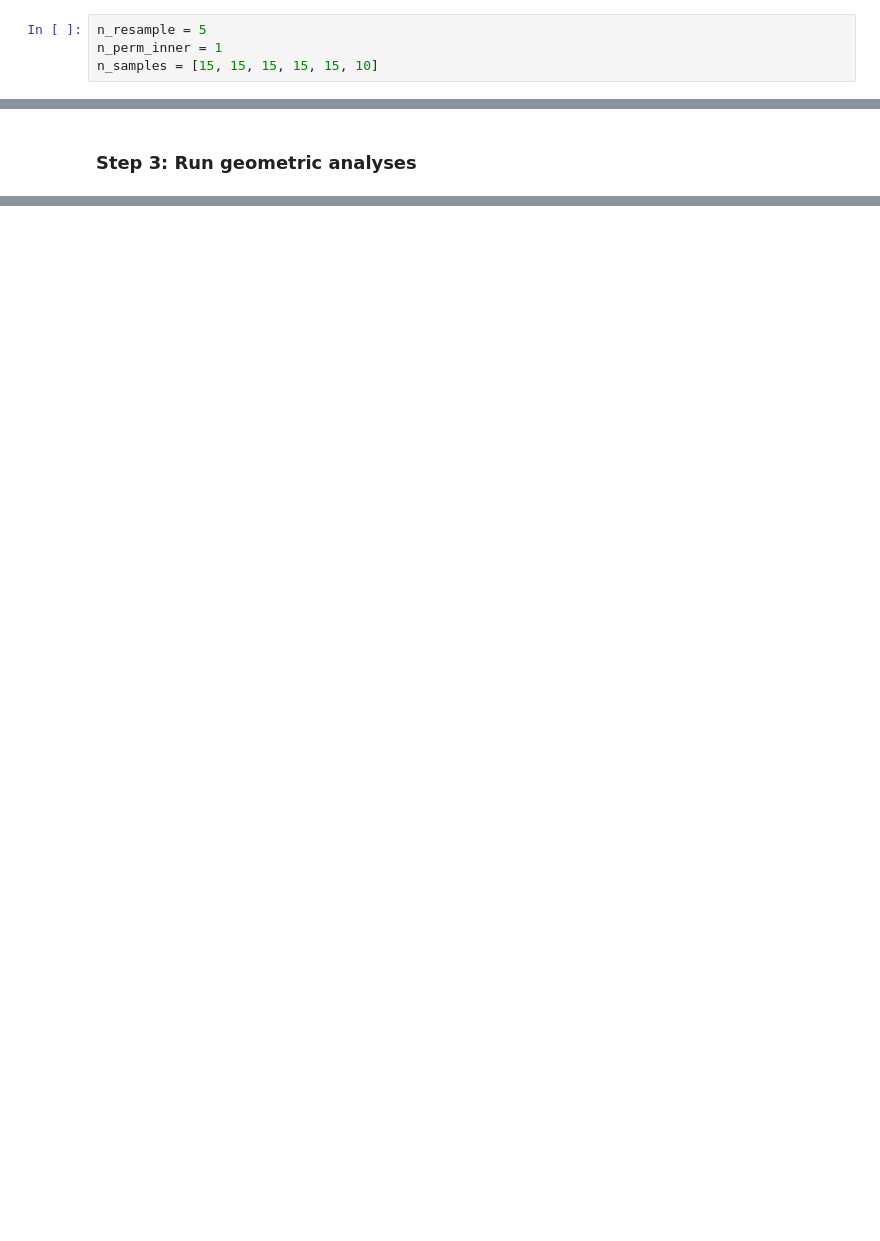
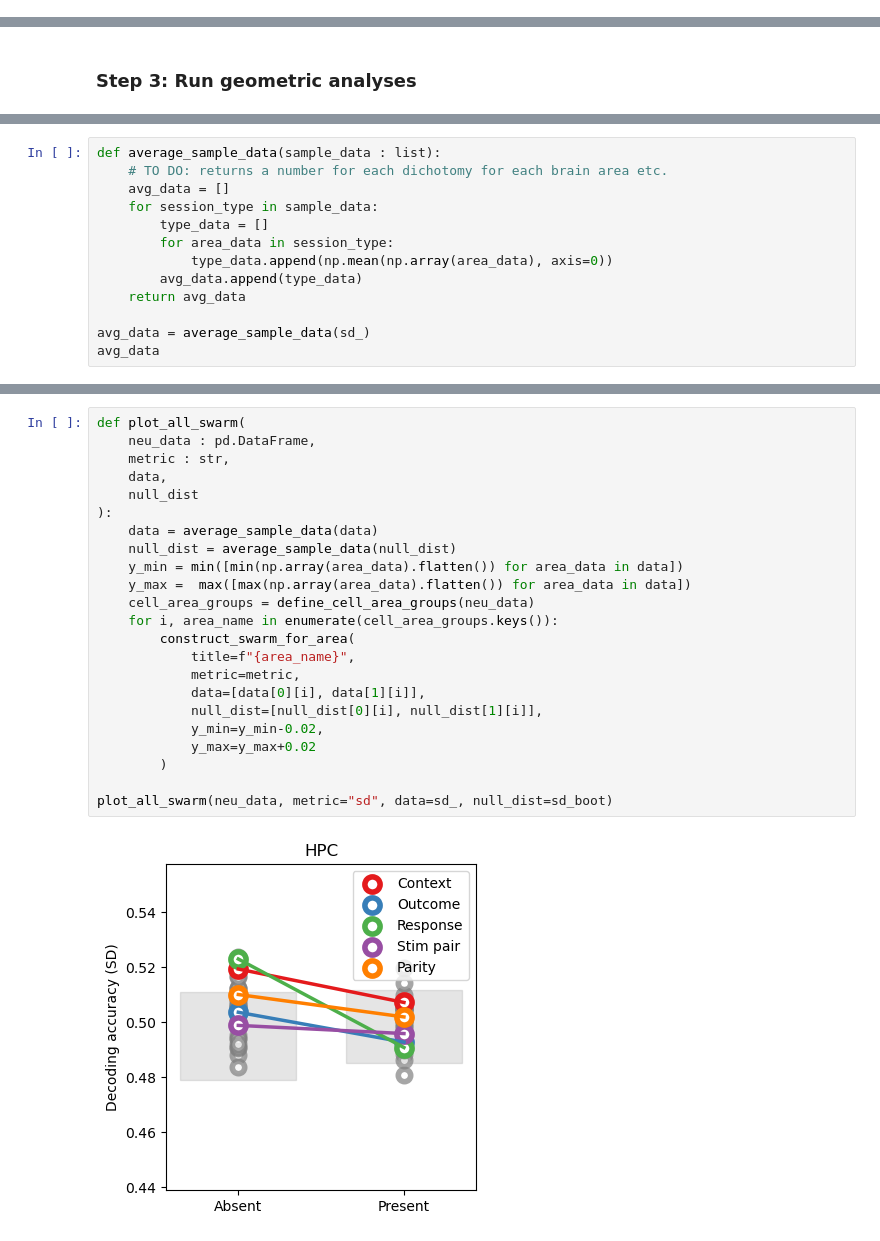
Before and after one commit to bnnyng/neural-code-portfolio, a Jupyter notebook: paper_analysis.ipynb, the cells around one changed output, grey strips where cells are left out. Drawn from its saved outputs; the diff is of its cells as text; blank space fills up the shorter version.

```diff
--- a/paper_analysis.ipynb
+++ b/paper_analysis.ipynb
@@ -97,7 +425,3 @@ We have the following parameters for running the analysis:
-# %%
-n_resample = 5
-n_perm_inner = 1
-n_samples = [15, 15, 15, 15, 15, 10]
 # %% [markdown]
 ### Step 1: Aggregate neurons by area
 
@@ -441,0 +1001,13 @@ for i, area_indices in enumerate(cell_groups):
+# %%
+def average_sample_data(sample_data : list):
+    # TO DO: returns a number for each dichotomy for each brain area etc.
+    avg_data = []
+    for session_type in sample_data:
+        type_data = []
+        for area_data in session_type:
+            type_data.append(np.mean(np.array(area_data), axis=0))
+        avg_data.append(type_data)
+    return avg_data
+
+avg_data = average_sample_data(sd_)
+avg_data
@@ -441,0 +1131,25 @@ for i, area_indices in enumerate(cell_groups):
+# %%
+def plot_all_swarm(
+    neu_data : pd.DataFrame,
+    metric : str,
+    data,
+    null_dist
+):
+    data = average_sample_data(data)
+    null_dist = average_sample_data(null_dist)
+    y_min = min([min(np.array(area_data).flatten()) for area_data in data])
+    y_max =  max([max(np.array(area_data).flatten()) for area_data in data])
+    cell_area_groups = define_cell_area_groups(neu_data)
+    for i, area_name in enumerate(cell_area_groups.keys()):
+        construct_swarm_for_area(
+            title=f"{area_name}",
+            metric=metric,
+            data=[data[0][i], data[1][i]],
+            null_dist=[null_dist[0][i], null_dist[1][i]],
+            y_min=y_min-0.02,
+            y_max=y_max+0.02
+        )
+
+plot_all_swarm(neu_data, metric="sd", data=sd_, null_dist=sd_boot)
+# %% [output]
+[figure, added]
```
Also changed, not shown: parts of 33 cells of this notebook, 5 other files.
